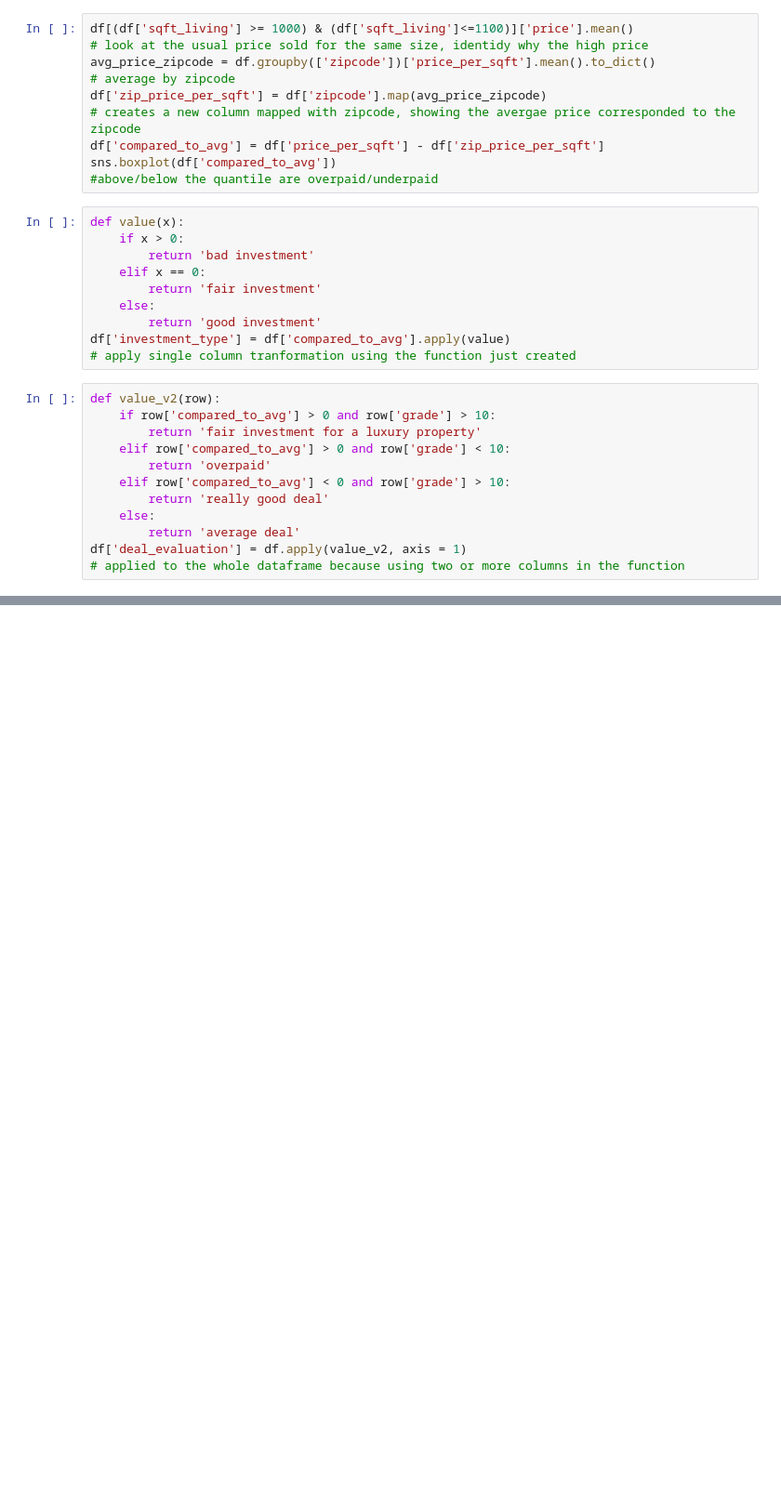
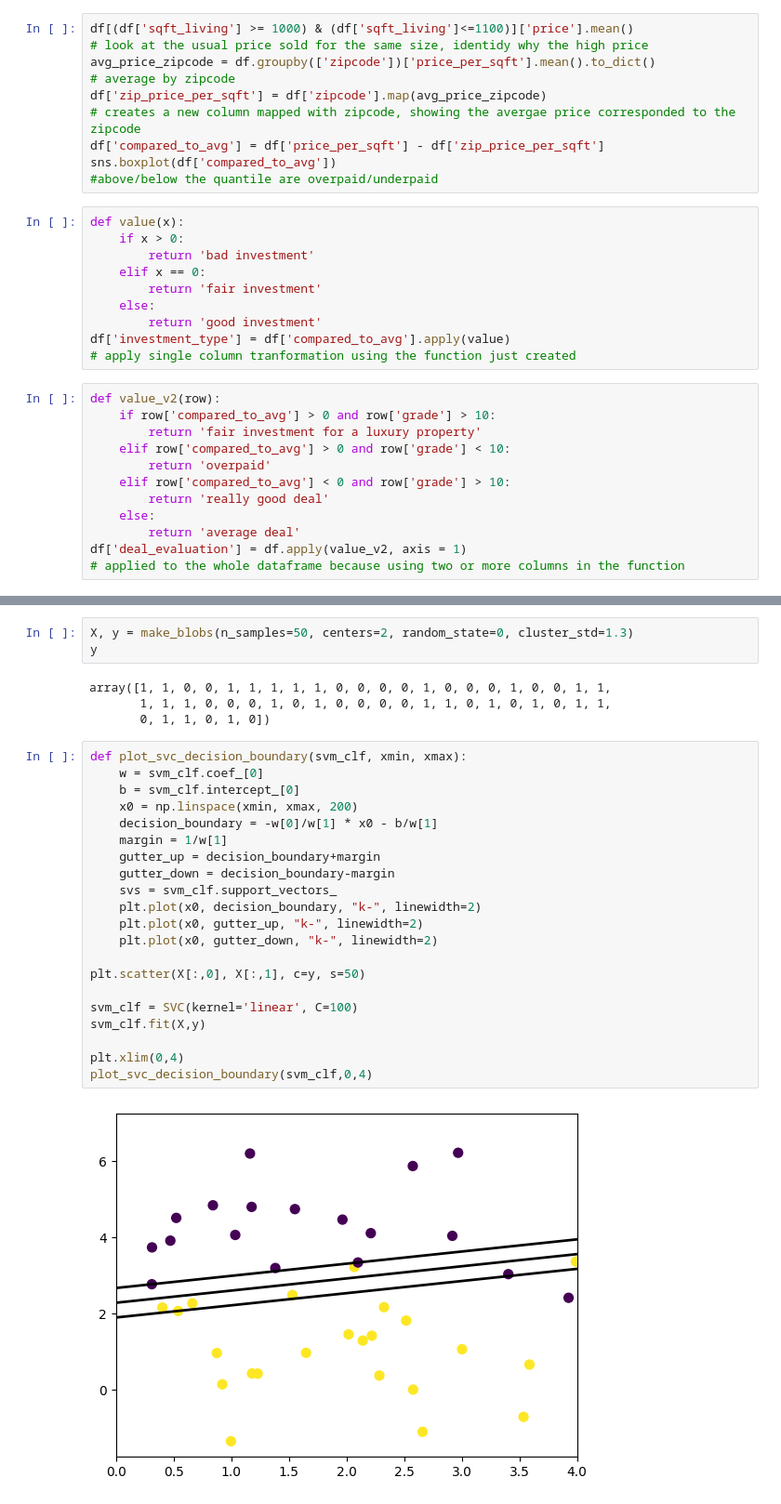
Before and after one commit to Aimermer/schulich_data_science, a Jupyter notebook: Final_Review.ipynb, the cells around one changed output, grey strips where cells are left out. Shown at 93% size. Drawn from its saved outputs; the diff is of its cells as text; blank space fills up the shorter version.

```diff
--- a/Final_Review.ipynb
+++ b/Final_Review.ipynb
@@ -111,0 +541,30 @@ df['date'] = pd.to_datetime(df['date'])
+# %%
+X, y = make_blobs(n_samples=50, centers=2, random_state=0, cluster_std=1.3)
+y
+# %% [output]
+array([1, 1, 0, 0, 1, 1, 1, 1, 1, 0, 0, 0, 0, 1, 0, 0, 0, 1, 0, 0, 1, 1,
+       1, 1, 1, 0, 0, 0, 1, 0, 1, 0, 0, 0, 0, 1, 1, 0, 1, 0, 1, 0, 1, 1,
+       0, 1, 1, 0, 1, 0])
+# %%
+def plot_svc_decision_boundary(svm_clf, xmin, xmax):
+    w = svm_clf.coef_[0]
+    b = svm_clf.intercept_[0]
+    x0 = np.linspace(xmin, xmax, 200)
+    decision_boundary = -w[0]/w[1] * x0 - b/w[1]
+    margin = 1/w[1]
+    gutter_up = decision_boundary+margin
+    gutter_down = decision_boundary-margin
+    svs = svm_clf.support_vectors_
+    plt.plot(x0, decision_boundary, "k-", linewidth=2)
+    plt.plot(x0, gutter_up, "k-", linewidth=2)
+    plt.plot(x0, gutter_down, "k-", linewidth=2)
+
+plt.scatter(X[:,0], X[:,1], c=y, s=50)
+
+svm_clf = SVC(kernel='linear', C=100)
+svm_clf.fit(X,y)
+
+plt.xlim(0,4)
+plot_svc_decision_boundary(svm_clf,0,4)
+# %% [output]
+[figure, added]
```
Also changed, not shown: parts of 61 cells of this notebook, 7 other files.
